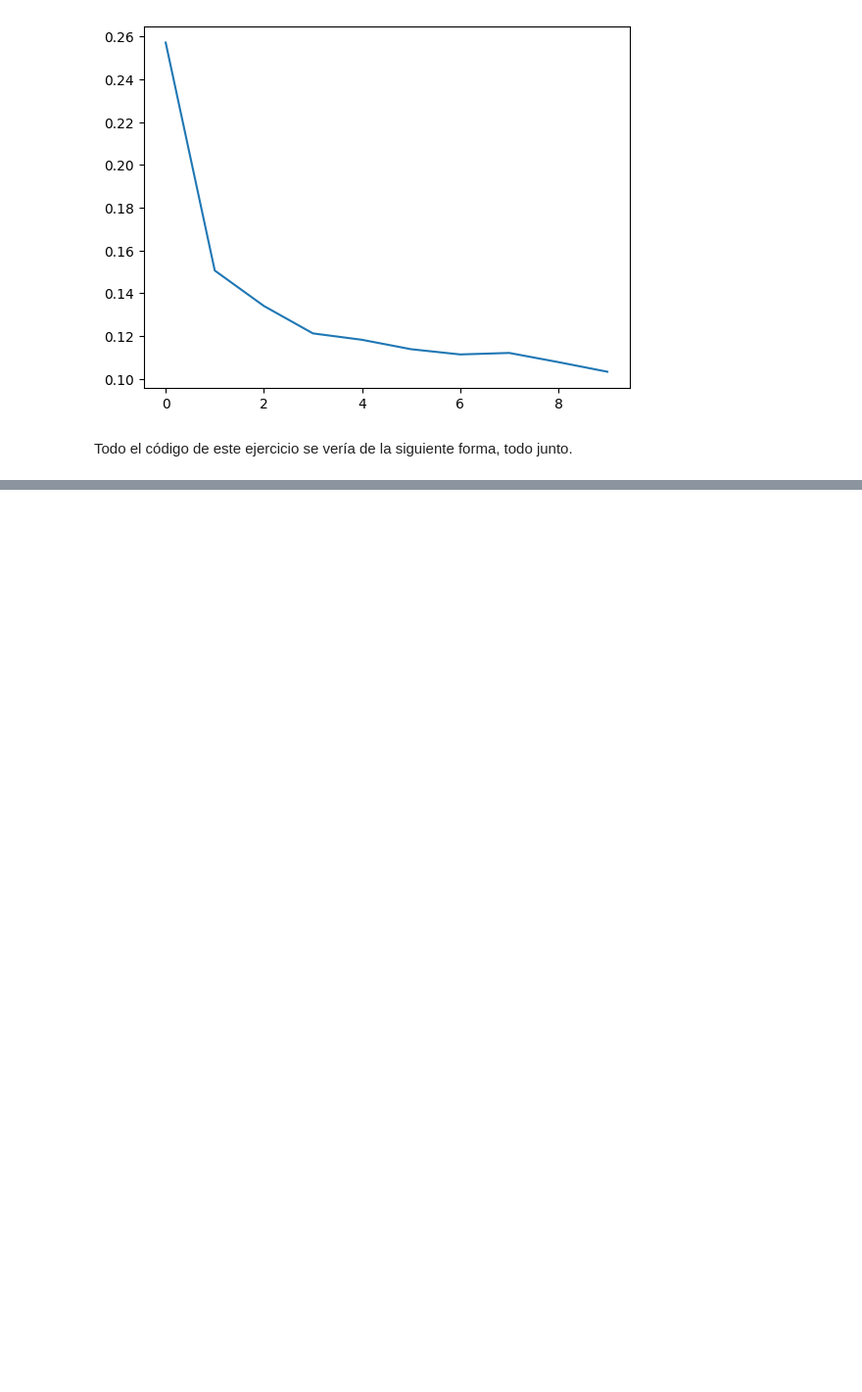
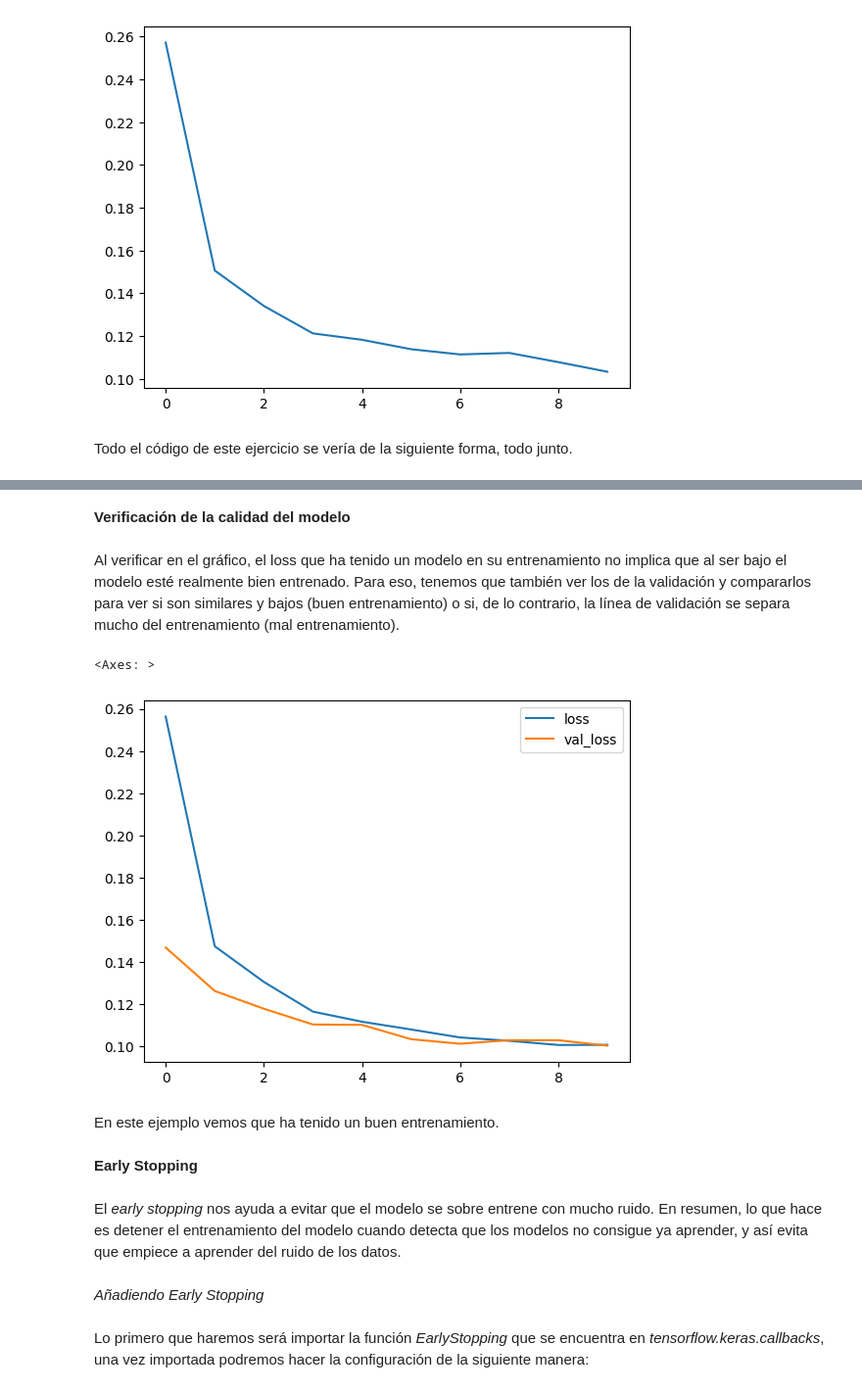
Before and after one commit to Nextta/DL_Curso, a Jupyter notebook: Introduccion_Deep_Learning.ipynb, the cells around one changed output, grey strips where cells are left out. Shown at 98% size. Drawn from its saved outputs; the diff is of its cells as text; code cells hidden in the pictures; blank space fills up the shorter version.

Commit message:
Early Stopping

```diff
--- a/Introduccion_Deep_Learning.ipynb
+++ b/Introduccion_Deep_Learning.ipynb
@@ -301,0 +302,19 @@ Epoch 10/10
+# %% [markdown]
+**Verificación de la calidad del modelo**
+# %% [markdown]
+Al verificar en el gráfico, el loss que ha tenido un modelo en su entrenamiento no implica que al ser bajo el modelo esté realmente bien entrenado. Para eso, tenemos que también ver los de la validación y compararlos para ver si son similares y bajos (buen entrenamiento) o si, de lo contrario, la línea de validación se separa mucho del entrenamiento (mal entrenamiento).
+# %%
+df_history.loc[:, ['loss', 'val_loss']].plot()
+# %% [output]
+<Axes: >
+[figure, added]
+# %% [markdown]
+En este ejemplo vemos que ha tenido un buen entrenamiento.
+# %% [markdown]
+**Early Stopping**
+# %% [markdown]
+El *early stopping* nos ayuda a evitar que el modelo se sobre entrene con mucho ruido. En resumen, lo que hace es detener el entrenamiento del modelo cuando detecta que los modelos no consigue ya aprender, y así evita que empiece a aprender del ruido de los datos.
+# %% [markdown]
+*Añadiendo Early Stopping*
+# %% [markdown]
+Lo primero que haremos será importar la función *EarlyStopping* que se encuentra en *tensorflow.keras.callbacks*, una vez importada podremos hacer la configuración de la siguiente manera:
```
Also changed, not shown: parts of 5 cells of this notebook.
